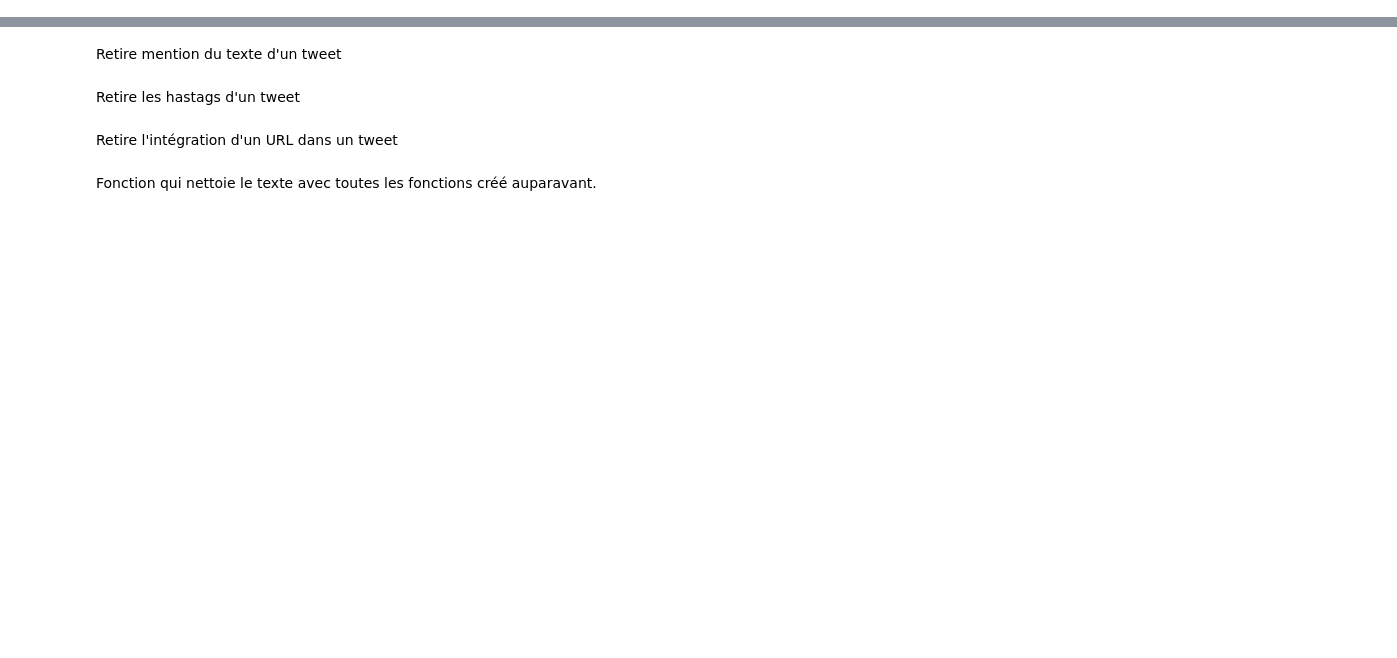
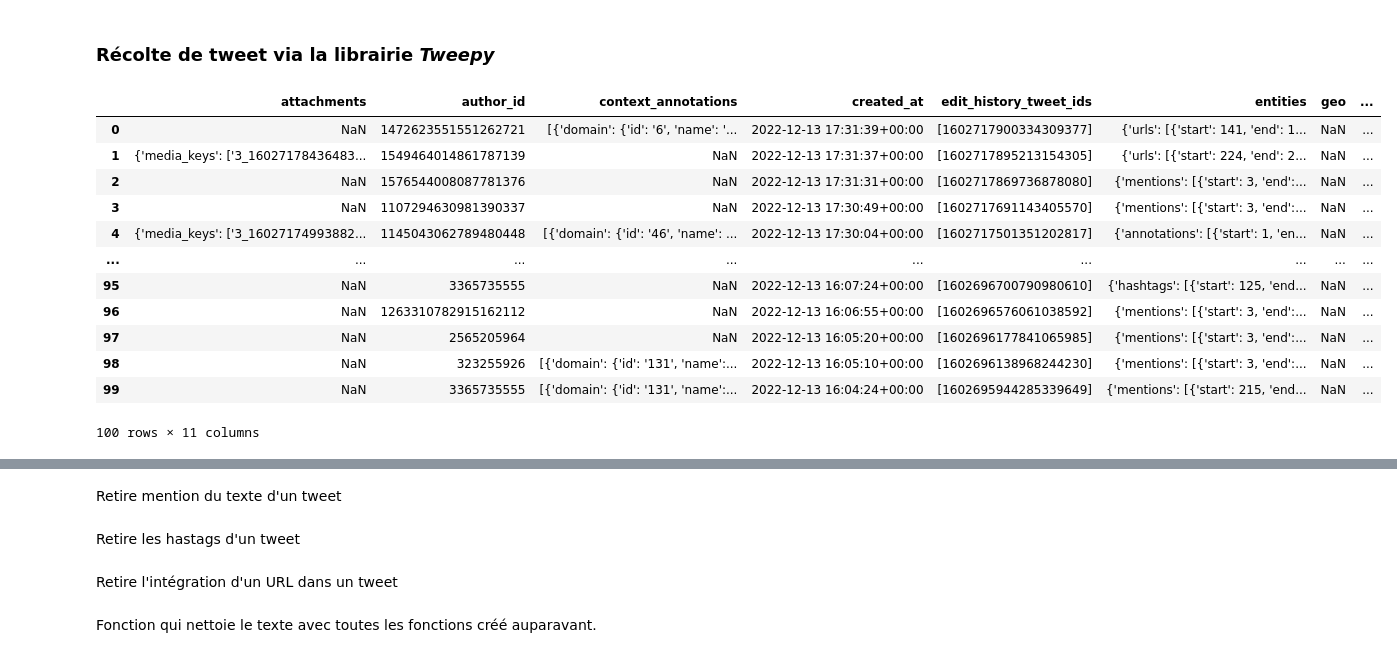
Before and after one commit to uvsq22102587/ProjetAnalyseDeDonnees, a Jupyter notebook: Notebook Final.ipynb, the cells around one changed output, grey strips where cells are left out. Drawn from its saved outputs; the diff is of its cells as text; code cells hidden in the pictures; blank space fills up the shorter version.

Commit message:
Commit Final avec implentation Twitter API

```diff
--- a/Notebook Final.ipynb
+++ b/Notebook Final.ipynb
@@ -11,0 +10,2 @@ pdTweet
+# %% [markdown]
+### **Récolte de tweet via la librairie *Tweepy***
@@ -11,0 +17,34 @@ pdTweet
+# %%
+# Initialisation du client avec les clé d'autorisation de l'appli créée sur le portail
+# développeur de l'API twitter.
+client = tw.Client(bearer_token=bearer_token)
+# On recherche les derniers tweet ayant versailles dans leur texte,
+# on spécifie les informations qu'on veut récuperer, annotations, created_at...
+reponse = client.search_recent_tweets(query="Versailles", expansions="author_id", tweet_fields=[
+    "context_annotations",
+    "created_at",
+    "public_metrics",
+    "author_id",
+    "geo",
+    "entities",
+    "attachments",
+    "lang"
+    ],
+    max_results=100)
+dfScrappingVersailles = pd.DataFrame(reponse.data)
+# %%
+dfScrappingVersailles
+# %% [output]
+|  | attachments | author_id | context_annotations | created_at | edit_history_tweet_ids | entities | geo | ... |
+| 0 | NaN | 1472623551551262721 | [{'domain': {'id': '6', 'name': '... | 2022-12-13 17:31:39+00:00 | [1602717900334309377] | {'urls': [{'start': 141, 'end': 1... | NaN | ... |
+| 1 | {'media_keys': ['3_16027178436483... | 1549464014861787139 | NaN | 2022-12-13 17:31:37+00:00 | [1602717895213154305] | {'urls': [{'start': 224, 'end': 2... | NaN | ... |
+| 2 | NaN | 1576544008087781376 | NaN | 2022-12-13 17:31:31+00:00 | [1602717869736878080] | {'mentions': [{'start': 3, 'end':... | NaN | ... |
+| 3 | NaN | 1107294630981390337 | NaN | 2022-12-13 17:30:49+00:00 | [1602717691143405570] | {'mentions': [{'start': 3, 'end':... | NaN | ... |
+| 4 | {'media_keys': ['3_16027174993882... | 1145043062789480448 | [{'domain': {'id': '46', 'name': ... | 2022-12-13 17:30:04+00:00 | [1602717501351202817] | {'annotations': [{'start': 1, 'en... | NaN | ... |
+| ... | ... | ... | ... | ... | ... | ... | ... | ... |
+| 95 | NaN | 3365735555 | NaN | 2022-12-13 16:07:24+00:00 | [1602696700790980610] | {'hashtags': [{'start': 125, 'end... | NaN | ... |
+| 96 | NaN | 1263310782915162112 | NaN | 2022-12-13 16:06:55+00:00 | [1602696576061038592] | {'mentions': [{'start': 3, 'end':... | NaN | ... |
+| 97 | NaN | 2565205964 | NaN | 2022-12-13 16:05:20+00:00 | [1602696177841065985] | {'mentions': [{'start': 3, 'end':... | NaN | ... |
+| 98 | NaN | 323255926 | [{'domain': {'id': '131', 'name':... | 2022-12-13 16:05:10+00:00 | [1602696138968244230] | {'mentions': [{'start': 3, 'end':... | NaN | ... |
+| 99 | NaN | 3365735555 | [{'domain': {'id': '131', 'name':... | 2022-12-13 16:04:24+00:00 | [1602695944285339649] | {'mentions': [{'start': 215, 'end... | NaN | ... |
+100 rows × 11 columns
```
Also changed, not shown: parts of 43 cells of this notebook, 5 other files.
